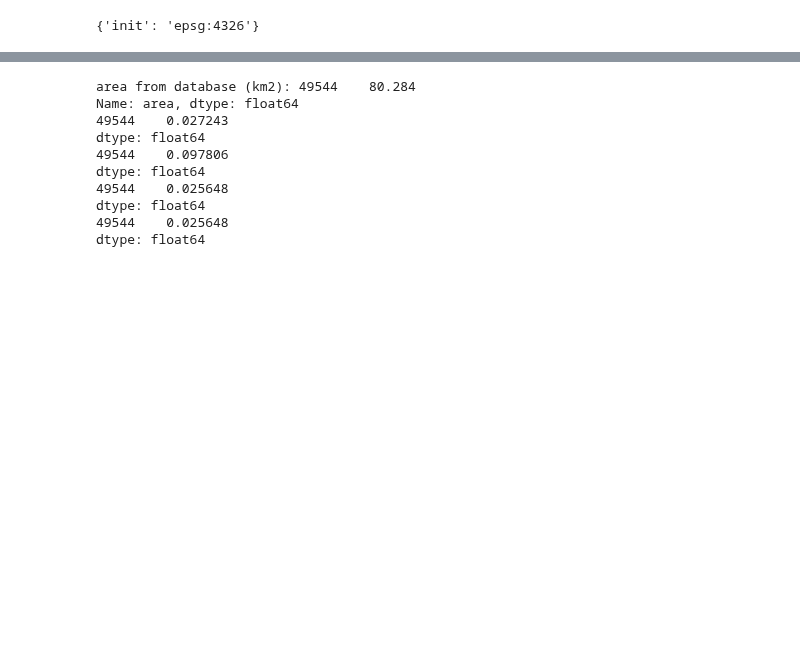
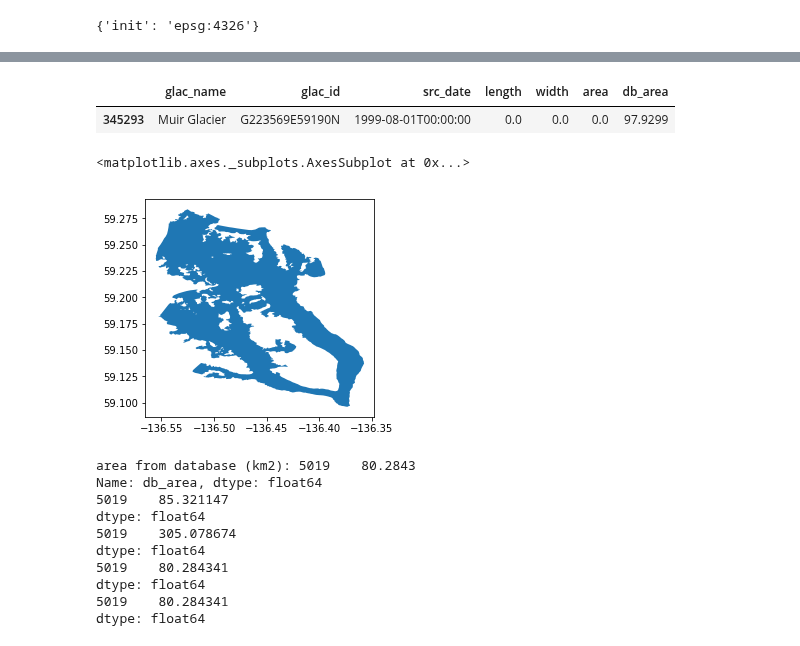
Before and after one commit to windnage/wgms-glacier-project, a Jupyter notebook: notebooks/explore-glims.ipynb, the cells around one changed output, grey strips where cells are left out. Drawn from its saved outputs; the diff is of its cells as text; code cells hidden in the pictures; blank space fills up the shorter version.

```diff
--- a/notebooks/explore-glims.ipynb
+++ b/notebooks/explore-glims.ipynb
@@ -200,6 +225,19 @@ Name: proc_desc, dtype: object
+# %%
+# Get the Muir Glacier outline for 1999-08-01
+muir_glacier_19990801 = muir_glacier.loc[muir_glacier['src_date']=="1999-08-01T00:00:00"]
+muir_glacier_19990801[['glac_name', 'glac_id', 'src_date', 'length', 'width', 'area', 'db_area']].head()
+# %% [output]
+|  | glac_name | glac_id | src_date | length | width | area | db_area |
+| 345293 | Muir Glacier | G223569E59190N | 1999-08-01T00:00:00 | 0.0 | 0.0 | 0.0 | 97.9299 |
+# %%
+# Plot muir glacier outline for 1999-08-01
+muir_glacier_19990801.plot()
+# %% [output]
+<matplotlib.axes._subplots.AxesSubplot at 0x...>
+[figure, added]
 # %%
-# print area from database
-print("area from database (km2):", muir_glacier_20100915['area'])
+# print area from database for 2010-09-15
+print("area from database (km2):", muir_glacier_20100915['db_area'])
 # Calculate area of muir glacier to see if it matches db_area. I need to pick an equal area crs
 # These are not matching. Things look better from the RGI database in the expore-rgi notebook.
 print(muir_glacier_20100915['geometry'].to_crs({'init': 'epsg:32633'}).area/10**6)
@@ -207,13 +245,13 @@ print(muir_glacier_20100915['geometry'].to_crs({'init': 'epsg:3395'}).area/10**6
 print(muir_glacier_20100915['geometry'].to_crs({'init': 'epsg:3338'}).area/10**6)
 print(muir_glacier_20100915['geometry'].to_crs({'init': 'esri:102006'}).area/10**6)
 # %% [output]
-area from database (km2): 49544    80.284
-Name: area, dtype: float64
-49544    0.027243
+area from database (km2): 5019    80.2843
+Name: db_area, dtype: float64
+5019    85.321147
 dtype: float64
-49544    0.097806
+5019    305.078674
 dtype: float64
-49544    0.025648
+5019    80.284341
 dtype: float64
-49544    0.025648
+5019    80.284341
 dtype: float64
```
Also changed, not shown: parts of 23 cells of this notebook, 5 other files.
